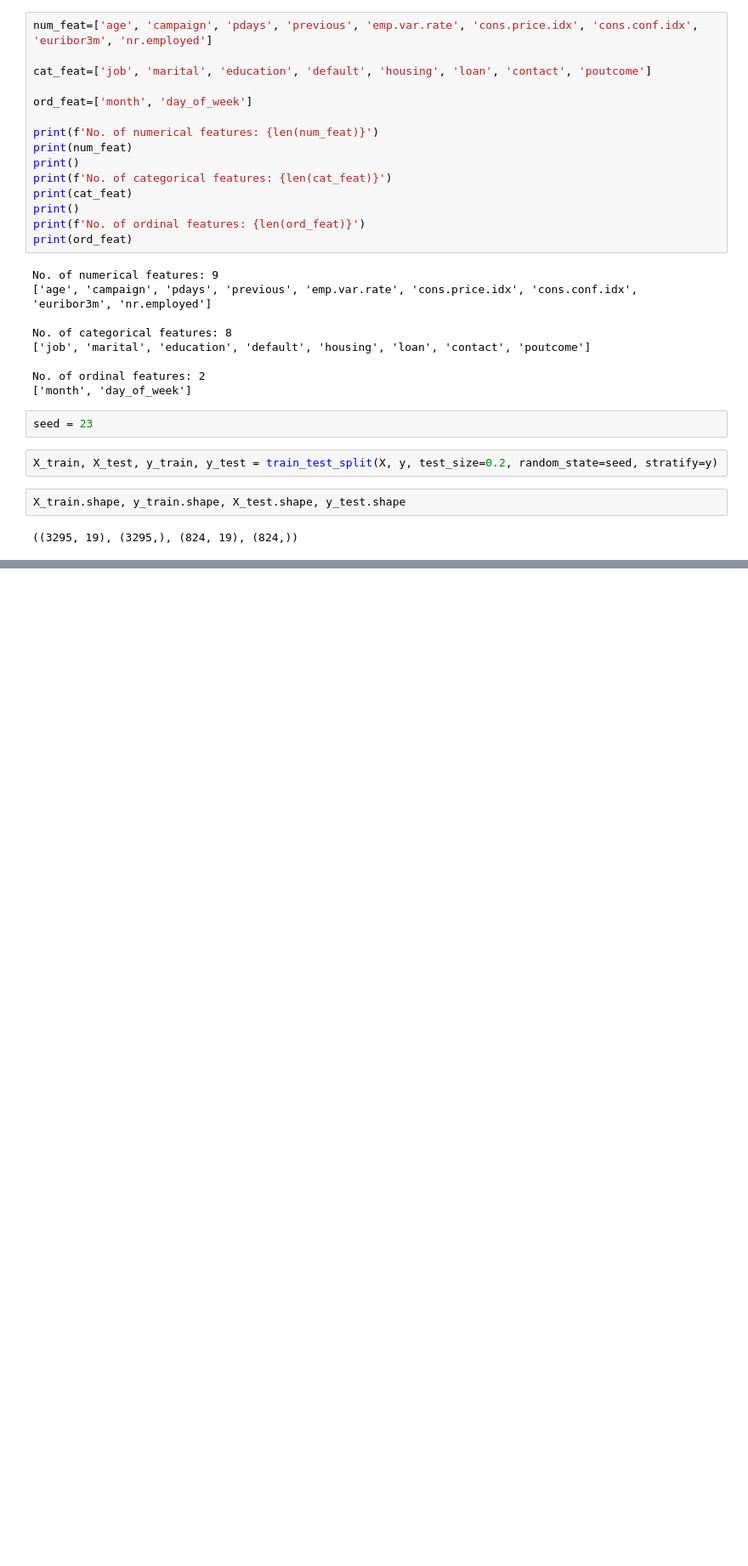
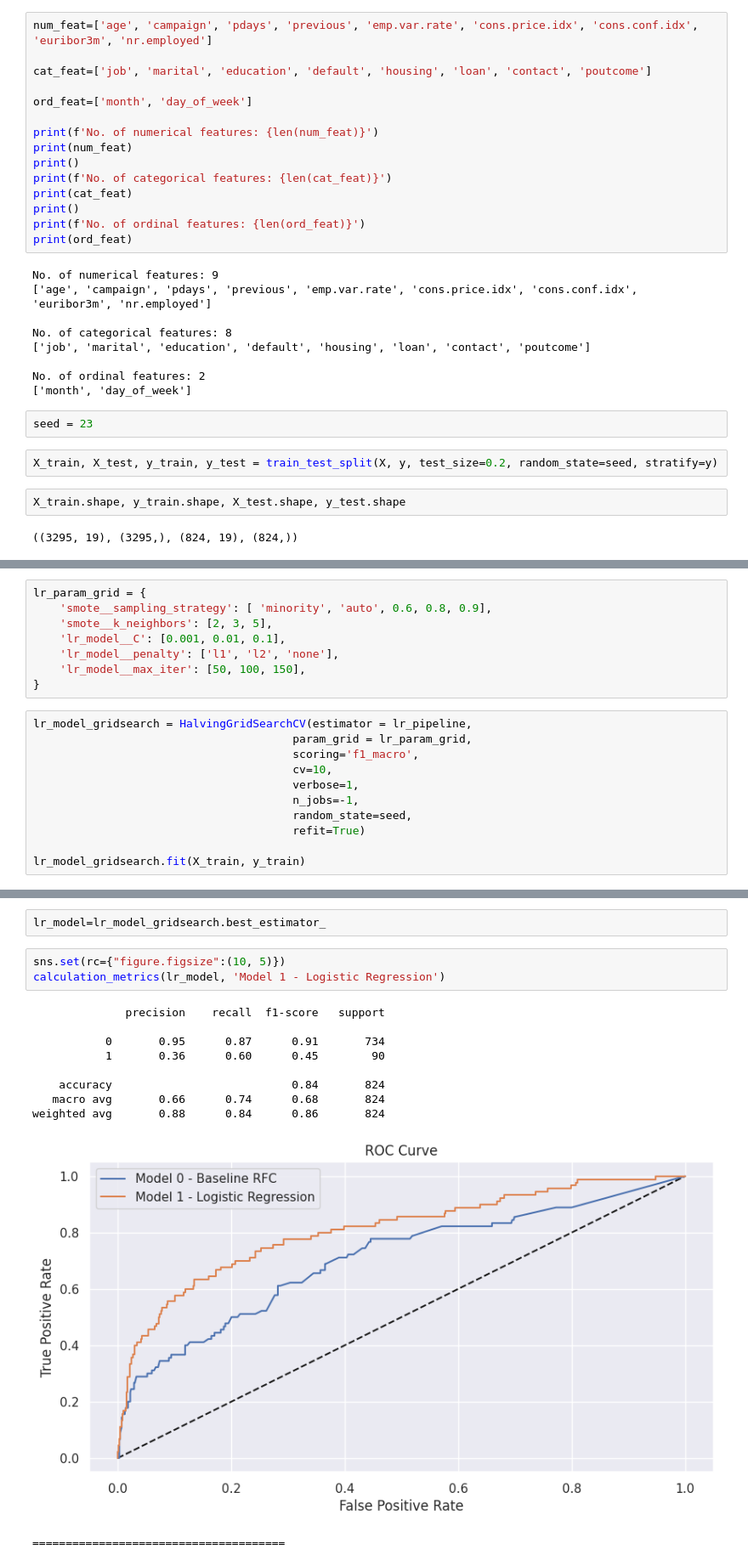
Before and after one commit to MarekSroka/Bank_Deposits, a Jupyter notebook: Bank_deposit.ipynb, the cells around one changed output, grey strips where cells are left out. Shown at 85% size. Saved outputs shown, nothing was run; the diff lists cells and outputs as text; blank space fills up the shorter version.

```diff
--- a/Bank_deposit.ipynb
+++ b/Bank_deposit.ipynb
@@ -1044,0 +1234,19 @@ campaign: 0.011068545060035176
+# %%
+lr_param_grid = {
+    'smote__sampling_strategy': [ 'minority', 'auto', 0.6, 0.8, 0.9],
+    'smote__k_neighbors': [2, 3, 5],
+    'lr_model__C': [0.001, 0.01, 0.1],
+    'lr_model__penalty': ['l1', 'l2', 'none'],
+    'lr_model__max_iter': [50, 100, 150],
+}
+# %%
+lr_model_gridsearch = HalvingGridSearchCV(estimator = lr_pipeline,
+                                       param_grid = lr_param_grid,
+                                       scoring='f1_macro',
+                                       cv=10,
+                                       verbose=1,
+                                       n_jobs=-1,
+                                       random_state=seed,
+                                       refit=True)
+
+lr_model_gridsearch.fit(X_train, y_train)
@@ -1044,0 +1292,16 @@ campaign: 0.011068545060035176
+# %%
+lr_model=lr_model_gridsearch.best_estimator_
+# %%
+sns.set(rc={"figure.figsize":(10, 5)})
+calculation_metrics(lr_model, 'Model 1 - Logistic Regression')
+# %% [output]
+              precision    recall  f1-score   support
+
+           0       0.95      0.87      0.91       734
+           1       0.36      0.60      0.45        90
+
+    accuracy                           0.84       824
+   macro avg       0.66      0.74      0.68       824
+weighted avg       0.88      0.84      0.86       824
+[figure, added]
+======================================
```
Also changed, not shown: parts of 45 cells of this notebook.
